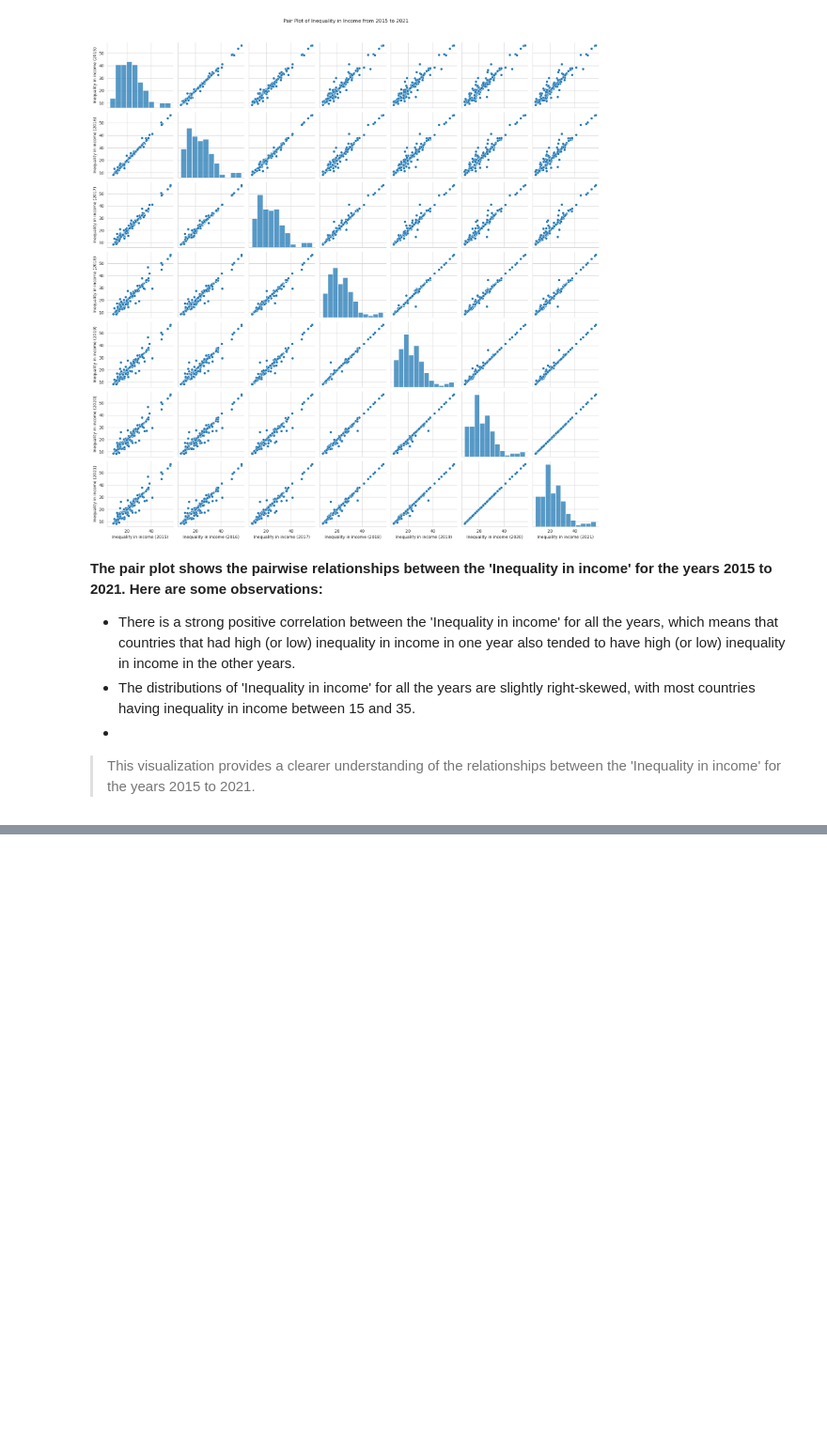
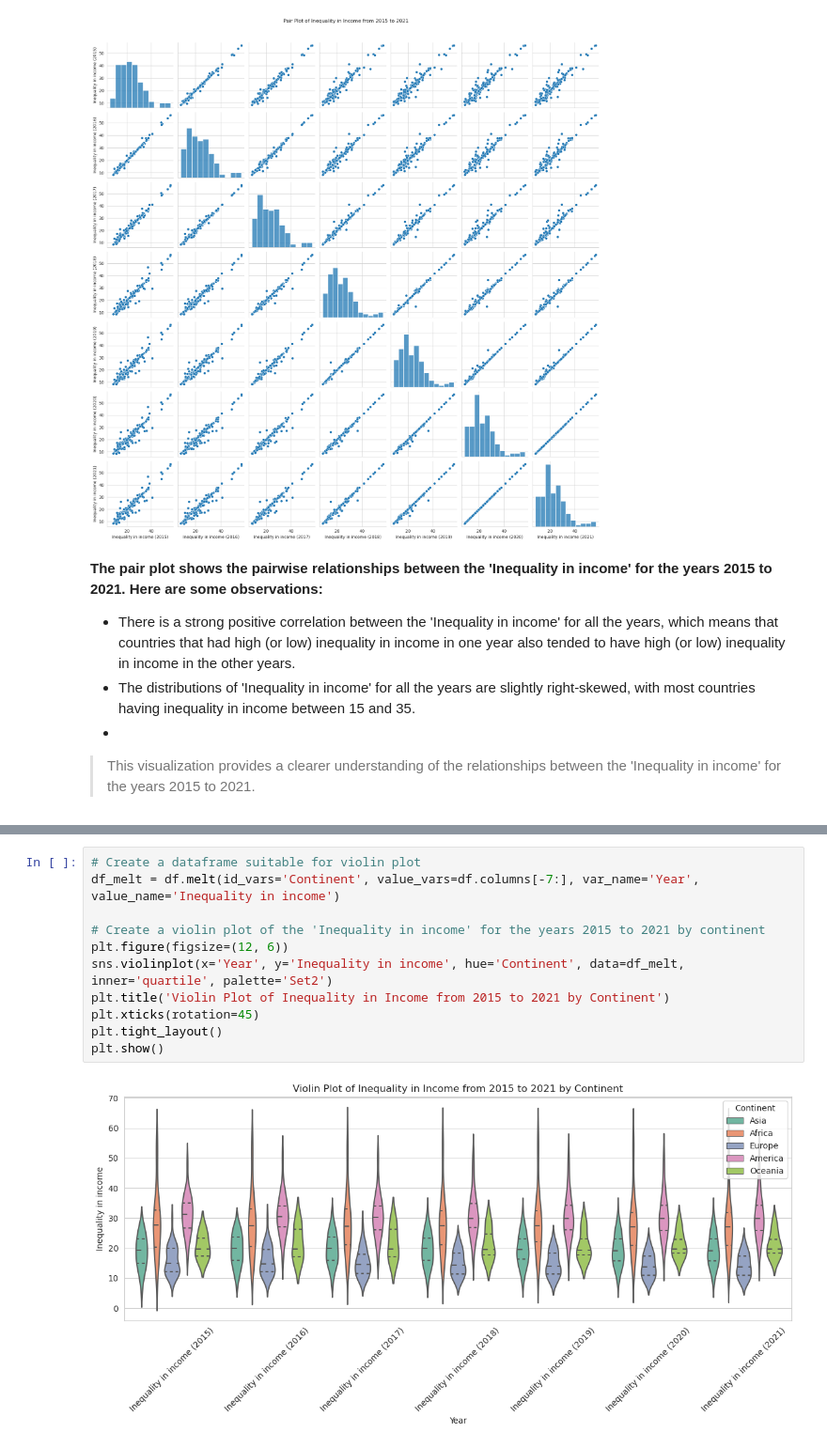
Before and after one commit to raj-rajat/Inequality-in-Income-Across-the-Globe, a Jupyter notebook: inequality-in-income-across-the-globe.ipynb, the cells around one changed output, grey strips where cells are left out. Shown at 94% size. Cells and saved outputs as stored; diff of their text form; blank space fills up the shorter version.

```diff
--- a/inequality-in-income-across-the-globe.ipynb
+++ b/inequality-in-income-across-the-globe.ipynb
@@ -534,0 +571,13 @@ plt.show()
+# %%
+# Create a dataframe suitable for violin plot
+df_melt = df.melt(id_vars='Continent', value_vars=df.columns[-7:], var_name='Year', value_name='Inequality in income')
+
+# Create a violin plot of the 'Inequality in income' for the years 2015 to 2021 by continent
+plt.figure(figsize=(12, 6))
+sns.violinplot(x='Year', y='Inequality in income', hue='Continent', data=df_melt, inner='quartile', palette='Set2')
+plt.title('Violin Plot of Inequality in Income from 2015 to 2021 by Continent')
+plt.xticks(rotation=45)
+plt.tight_layout()
+plt.show()
+# %% [output]
+[figure, added]
```
Also changed, not shown: parts of 9 cells of this notebook.
